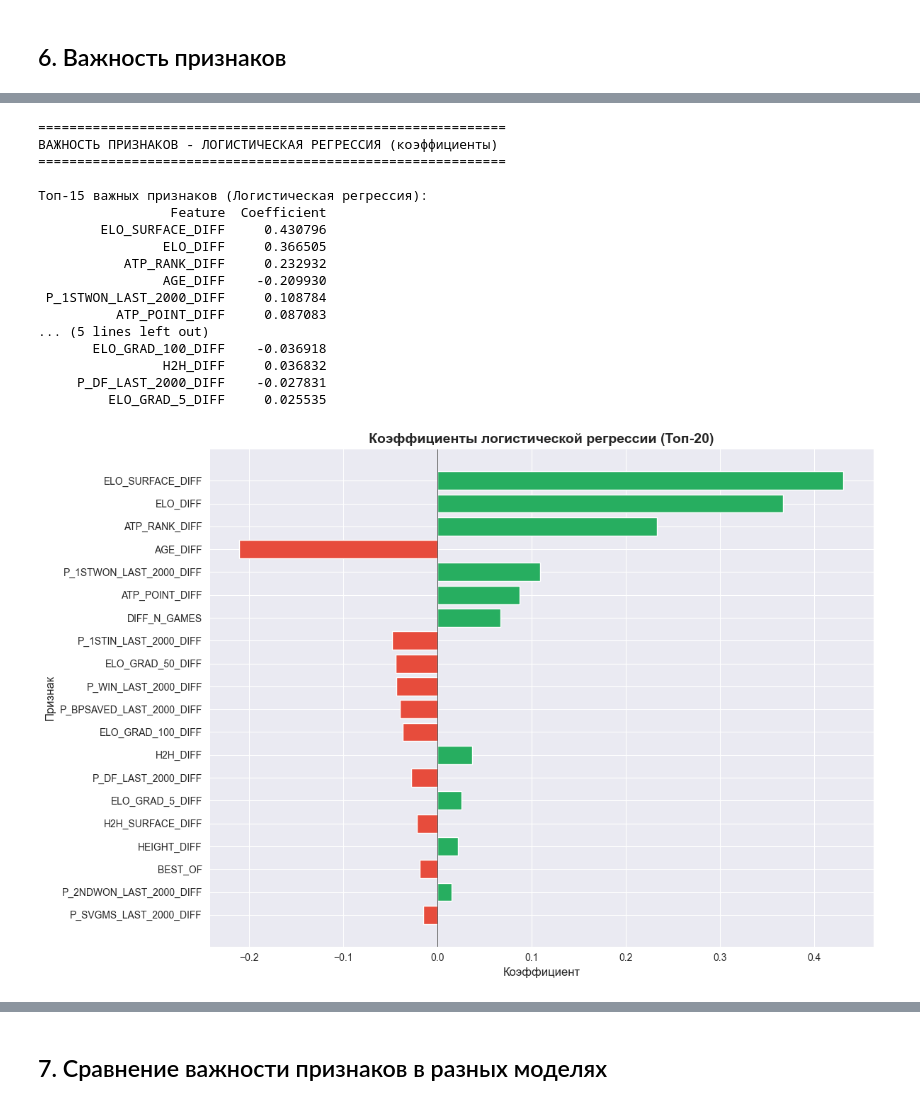
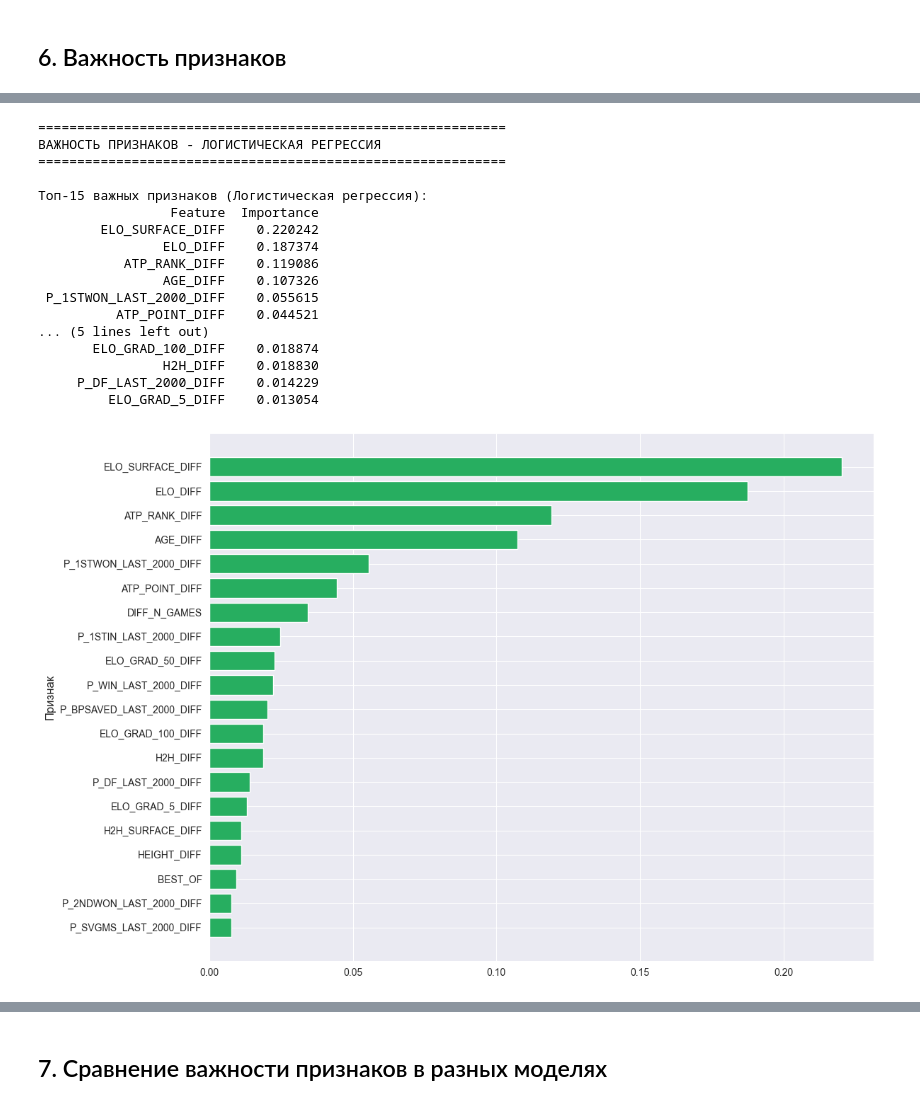
Before and after one commit to toj1ro/tennis-predictor, a Jupyter notebook: checkpoint3.ipynb, the cells around one changed output, grey strips where cells are left out. Drawn from its saved outputs; the diff is of its cells as text; code cells hidden in the pictures.

```diff
--- a/checkpoint3.ipynb
+++ b/checkpoint3.ipynb
@@ -315,45 +316,45 @@ plt.show()
 # %%
-print("="*60)
-print("ВАЖНОСТЬ ПРИЗНАКОВ - ЛОГИСТИЧЕСКАЯ РЕГРЕССИЯ (коэффициенты)")
-print("="*60)
+print("=" * 60)
+print("ВАЖНОСТЬ ПРИЗНАКОВ - ЛОГИСТИЧЕСКАЯ РЕГРЕССИЯ")
+print("=" * 60)
+
+logreg_coefs = models['Logistic Regression'].coef_[0]
+logreg_coefs_abs_sum = sum(map(abs, logreg_coefs))
 
 logreg_importance = pd.DataFrame({
     'Feature': X.columns,
-    'Coefficient': models['Logistic Regression'].coef_[0],
-    'Abs_Coefficient': np.abs(models['Logistic Regression'].coef_[0])
-}).sort_values('Abs_Coefficient', ascending=False)
+    'Importance': [abs(c) / logreg_coefs_abs_sum for c in logreg_coefs],
+}).sort_values('Importance', ascending=False)
 
 print("\nТоп-15 важных признаков (Логистическая регрессия):")
-print(logreg_importance[['Feature', 'Coefficient']].head(15).to_string(index=False))
+print(logreg_importance[['Feature', 'Importance']].head(15).to_string(index=False))
 
 plt.figure(figsize=(12, 8))
 top_logreg = logreg_importance.head(20)
-colors = ['#27ae60' if c > 0 else '#e74c3c' for c in top_logreg['Coefficient']]
-plt.barh(top_logreg['Feature'], top_logreg['Coefficient'], color=colors)
-plt.xlabel('Коэффициент', fontsize=12)
+colors = ['#27ae60' if c > 0 else '#e74c3c' for c in top_logreg['Importance']]
+plt.barh(top_logreg['Feature'], top_logreg['Importance'], color=colors)
 plt.ylabel('Признак', fontsize=12)
-plt.title('Коэффициенты логистической регрессии (Топ-20)', fontsize=14, fontweight='bold')
 plt.axvline(x=0, color='black', linestyle='-', linewidth=0.5)
 plt.gca().invert_yaxis()
 plt.tight_layout()
 plt.show()
 # %% [output]
 ============================================================
-ВАЖНОСТЬ ПРИЗНАКОВ - ЛОГИСТИЧЕСКАЯ РЕГРЕССИЯ (коэффициенты)
+ВАЖНОСТЬ ПРИЗНАКОВ - ЛОГИСТИЧЕСКАЯ РЕГРЕССИЯ
 ============================================================
 
 Топ-15 важных признаков (Логистическая регрессия):
-                 Feature  Coefficient
-        ELO_SURFACE_DIFF     0.430796
-                ELO_DIFF     0.366505
-           ATP_RANK_DIFF     0.232932
-                AGE_DIFF    -0.209930
- P_1STWON_LAST_2000_DIFF     0.108784
-          ATP_POINT_DIFF     0.087083
+                 Feature  Importance
+        ELO_SURFACE_DIFF    0.220242
+                ELO_DIFF    0.187374
+           ATP_RANK_DIFF    0.119086
+                AGE_DIFF    0.107326
+ P_1STWON_LAST_2000_DIFF    0.055615
+          ATP_POINT_DIFF    0.044521
 ... (5 lines left out)
-       ELO_GRAD_100_DIFF    -0.036918
-                H2H_DIFF     0.036832
-     P_DF_LAST_2000_DIFF    -0.027831
-         ELO_GRAD_5_DIFF     0.025535
+       ELO_GRAD_100_DIFF    0.018874
+                H2H_DIFF    0.018830
+     P_DF_LAST_2000_DIFF    0.014229
+         ELO_GRAD_5_DIFF    0.013054
-[figure, old version]
+[figure, new version]
 # %%
```
Also changed, not shown: parts of 9 cells of this notebook.
